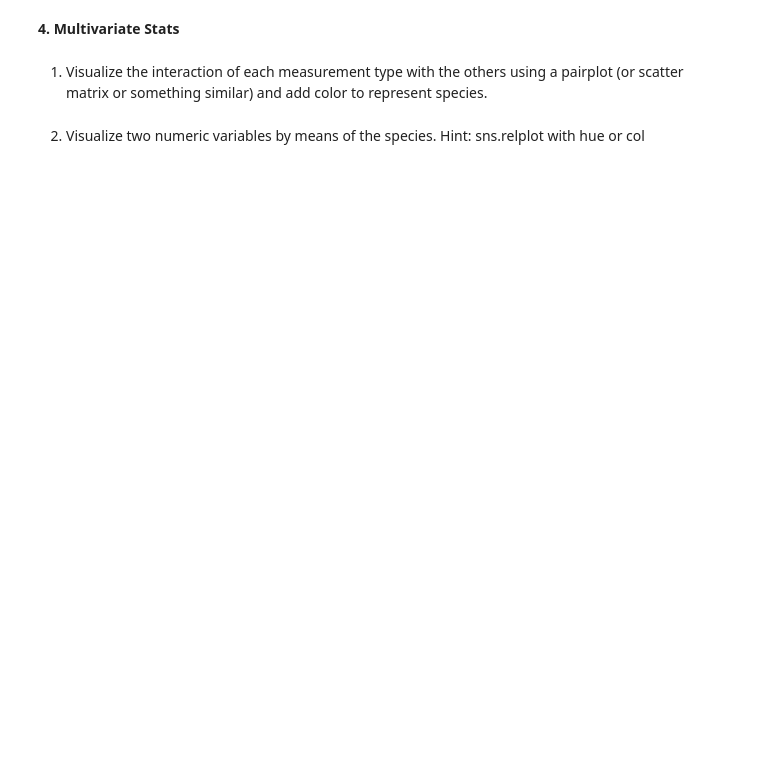
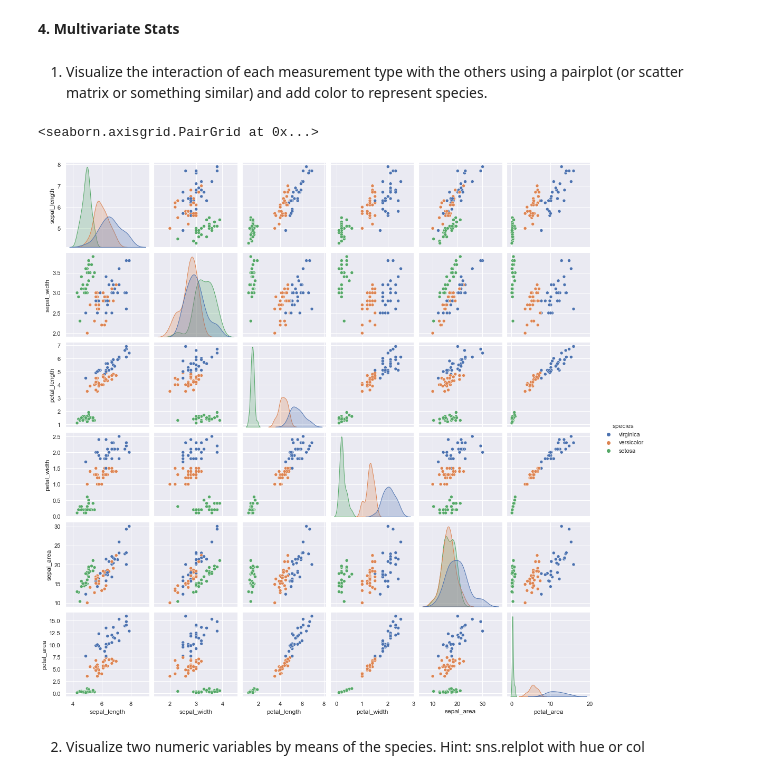
Before and after one commit to ChrisTeceno/classification-exercises, a Jupyter notebook: explore.ipynb, the cells around one changed output. Saved outputs shown, nothing was run; the diff lists cells and outputs as text; code cells hidden in the pictures; blank space fills up the shorter version.

```diff
--- a/explore.ipynb
+++ b/explore.ipynb
@@ -103,5 +182,17 @@ plt.hist(train.species)
 **4. Multivariate Stats**
 # %% [markdown]
 1. Visualize the interaction of each measurement type with the others using a pairplot (or scatter matrix or something similar) and add color to represent species.
+# %%
+#add area measures to train and to subsets of that dataset
+train['sepal_area'] = train.sepal_length * train.sepal_width
+train['petal_area'] = train.petal_length * train.petal_width
+virginica = train[train.species == 'virginica'].drop(columns=['species_versicolor','species_virginica'])
+versicolor = train[train.species == 'versicolor'].drop(columns=['species_versicolor','species_virginica'])
+setosa = train[train.species == 'setosa'].drop(columns=['species_versicolor','species_virginica'])
+# %%
+sns.pairplot(train.drop(columns=['species_versicolor','species_virginica']), hue='species')
+# %% [output]
+<seaborn.axisgrid.PairGrid at 0x...>
+[figure, added]
 # %% [markdown]
 2. Visualize two numeric variables by means of the species. Hint: sns.relplot with hue or col
```
Also changed, not shown: parts of 17 cells of this notebook.
